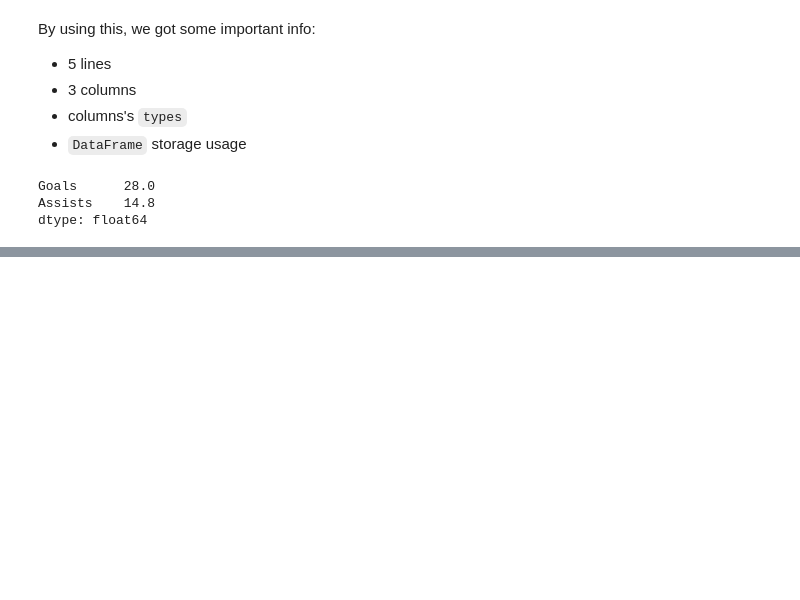
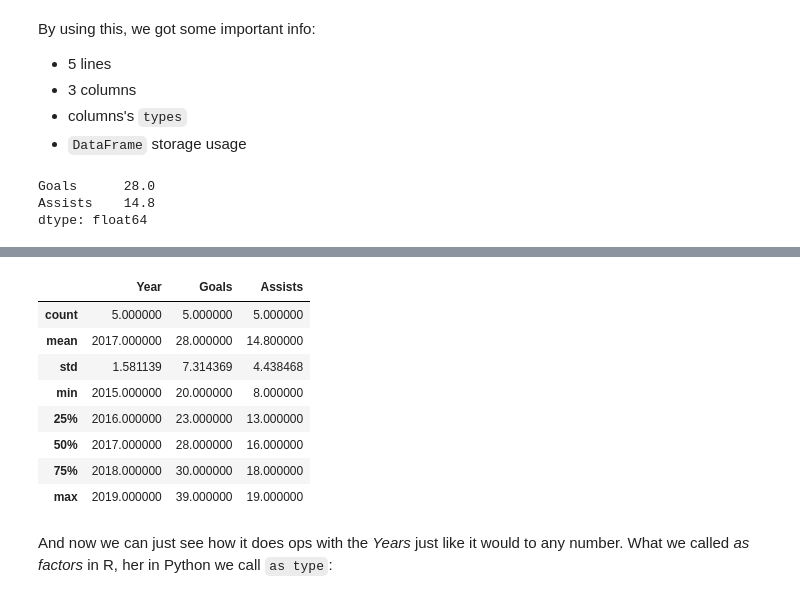
Before and after one commit to andrepegoraro/Py, a Jupyter notebook: Revisão_Pandas_01_Intro.ipynb, the cells around one changed output, grey strips where cells are left out. Saved outputs shown, nothing was run; the diff lists cells and outputs as text; code cells hidden in the pictures; blank space fills up the shorter version.

```diff
--- a/Revisão_Pandas_01_Intro.ipynb
+++ b/Revisão_Pandas_01_Intro.ipynb
@@ -162,0 +242,3 @@ dtype: float64
+# %%
+data.insert(1, "Year", [2015, 2016, 2017, 2018, 2019], True) #Here we added a columns to the dataframe
+data
@@ -162,0 +252,14 @@ dtype: float64
+# %%
+data.describe()
+# %% [output]
+|  | Year | Goals | Assists |
+| count | 5.000000 | 5.000000 | 5.000000 |
+| mean | 2017.000000 | 28.000000 | 14.800000 |
+| std | 1.581139 | 7.314369 | 4.438468 |
+| min | 2015.000000 | 20.000000 | 8.000000 |
+| 25% | 2016.000000 | 23.000000 | 13.000000 |
+| 50% | 2017.000000 | 28.000000 | 16.000000 |
+| 75% | 2018.000000 | 30.000000 | 18.000000 |
+| max | 2019.000000 | 39.000000 | 19.000000 |
+# %% [markdown]
+And now we can just see how it does ops with the *Years* just like it would to any number. What we called *as factors* in R, her in Python we call `as type`:
```
Also changed, not shown: parts of 29 cells of this notebook.
